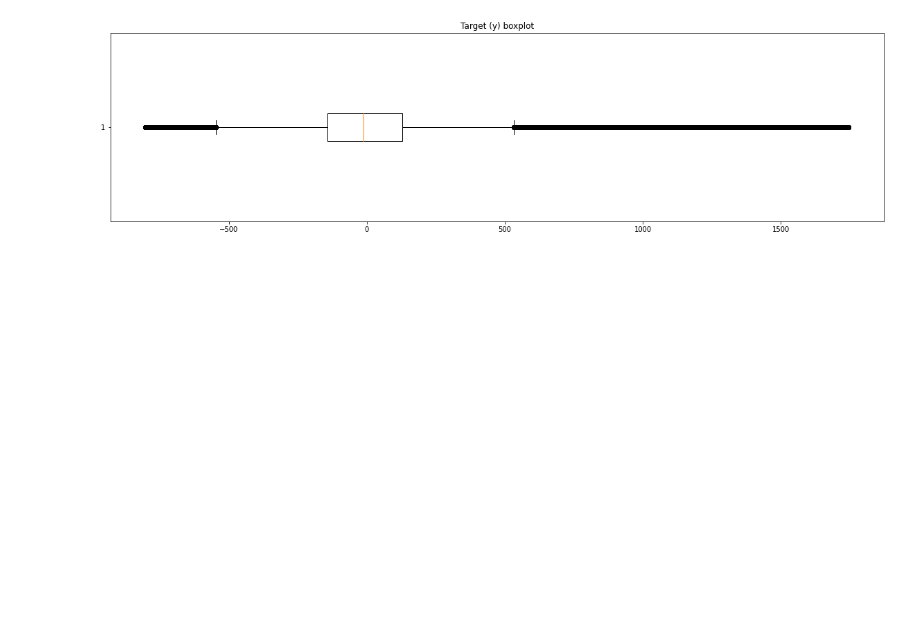
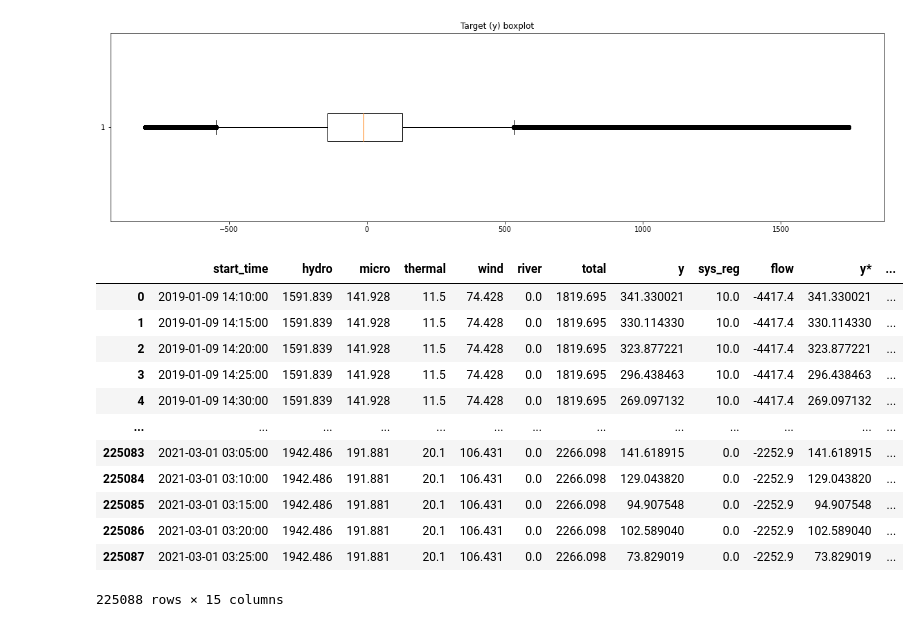
Before and after one commit to haakon8855/time-series-forecasting-RNN, a Jupyter notebook: china_emission.ipynb, the cells around one changed output. Cells and saved outputs as stored; diff of their text form; code cells hidden in the pictures; blank space fills up the shorter version.

```diff
--- a/china_emission.ipynb
+++ b/china_emission.ipynb
@@ -7,6 +7,7 @@ from matplotlib import pyplot as plt
 from scipy.stats.mstats import winsorize
 # %%
 data_train = pd.read_csv('datasets/no1_train.csv')
-data_train['y_prev'] = data_train['y'].shift(1)
+data_valid = pd.read_csv('datasets/no1_validation.csv')
 
-data_train
+data_train['y*'] = data_train['y']
+data_valid['y*'] = data_valid['y']
@@ -59,12 +28,15 @@ show_boxplot(data_train, 'y')
 #### Remove outliers
 
 Using winsorization, bound 1% of the outliers to maximum and minimum values.
-# %%
-def winsorize_one_percent(data, limits=[0.005, 0.005]):
-    winsorized = winsorize(data['y'], limits=limits)
-    data['y_win'] = np.array(winsorized)
-    return data
-
-data_train = winsorize_one_percent(data_train)
-data_valid = winsorize_one_percent(data_valid, limits=[0.0099, 0.0001])
+# %%
+def winsorize_one_percent(data):
+    """
+    Winsorizes the data in the y*-column. This is done by setting the upper
+    0.5% and lower 0.5% to an upper and a lower bound.
+    """
+    winsorized = winsorize(data['y*'], limits=[0.005, 0.005])
+    data['y*'] = np.array(winsorized)
+    return data
+
+data_train = winsorize_one_percent(data_train)
 # %%
@@ -73,0 +72,23 @@ show_boxplot(data_train, 'y_win')
+# %%
+# Add shifted y value as y_previous
+data_train['y*norm_prev'] = data_train['y*norm'].shift(1)
+data_train['y*std_prev'] = data_train['y*std'].shift(1)
+
+# Add shifted y value as y_previous
+# data_valid['y*norm_prev'] = data_valid['y*norm'].shift(1)
+
+data_train
+# %% [output]
+|  | start_time | hydro | micro | thermal | wind | river | total | y | sys_reg | flow | y* | ... |
+| 0 | 2019-01-09 14:10:00 | 1591.839 | 141.928 | 11.5 | 74.428 | 0.0 | 1819.695 | 341.330021 | 10.0 | -4417.4 | 341.330021 | ... |
+| 1 | 2019-01-09 14:15:00 | 1591.839 | 141.928 | 11.5 | 74.428 | 0.0 | 1819.695 | 330.114330 | 10.0 | -4417.4 | 330.114330 | ... |
+| 2 | 2019-01-09 14:20:00 | 1591.839 | 141.928 | 11.5 | 74.428 | 0.0 | 1819.695 | 323.877221 | 10.0 | -4417.4 | 323.877221 | ... |
+| 3 | 2019-01-09 14:25:00 | 1591.839 | 141.928 | 11.5 | 74.428 | 0.0 | 1819.695 | 296.438463 | 10.0 | -4417.4 | 296.438463 | ... |
+| 4 | 2019-01-09 14:30:00 | 1591.839 | 141.928 | 11.5 | 74.428 | 0.0 | 1819.695 | 269.097132 | 10.0 | -4417.4 | 269.097132 | ... |
+| ... | ... | ... | ... | ... | ... | ... | ... | ... | ... | ... | ... | ... |
+| 225083 | 2021-03-01 03:05:00 | 1942.486 | 191.881 | 20.1 | 106.431 | 0.0 | 2266.098 | 141.618915 | 0.0 | -2252.9 | 141.618915 | ... |
+| 225084 | 2021-03-01 03:10:00 | 1942.486 | 191.881 | 20.1 | 106.431 | 0.0 | 2266.098 | 129.043820 | 0.0 | -2252.9 | 129.043820 | ... |
+| 225085 | 2021-03-01 03:15:00 | 1942.486 | 191.881 | 20.1 | 106.431 | 0.0 | 2266.098 | 94.907548 | 0.0 | -2252.9 | 94.907548 | ... |
+| 225086 | 2021-03-01 03:20:00 | 1942.486 | 191.881 | 20.1 | 106.431 | 0.0 | 2266.098 | 102.589040 | 0.0 | -2252.9 | 102.589040 | ... |
+| 225087 | 2021-03-01 03:25:00 | 1942.486 | 191.881 | 20.1 | 106.431 | 0.0 | 2266.098 | 73.829019 | 0.0 | -2252.9 | 73.829019 | ... |
+225088 rows × 15 columns
```
Also changed, not shown: parts of 9 cells of this notebook.
